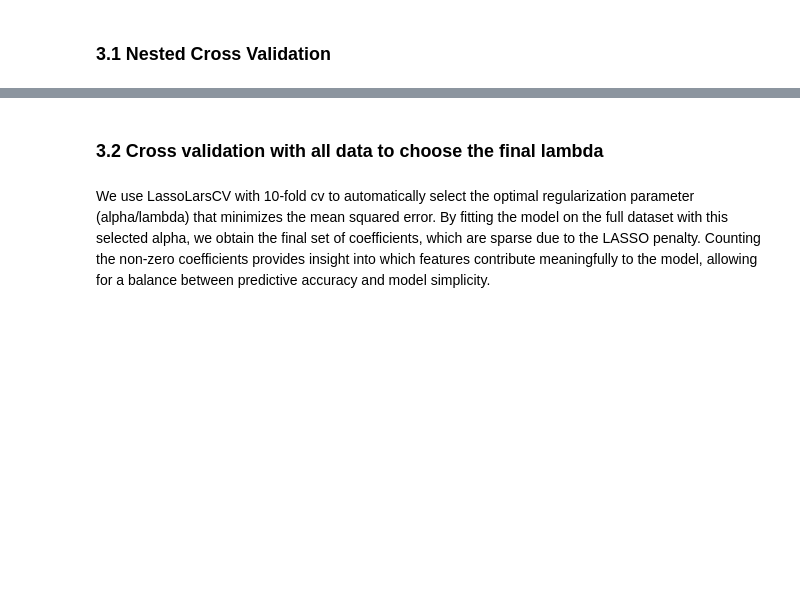
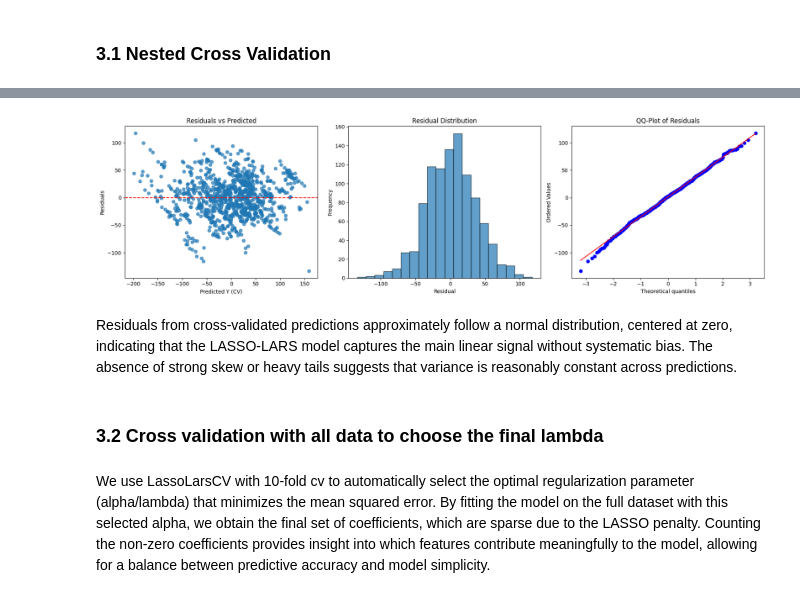
Before and after one commit to mariatmvendas/Case1_CompData, a Jupyter notebook: maria.ipynb, the cells around one changed output, grey strips where cells are left out. Cells and saved outputs as stored; diff of their text form; code cells hidden in the pictures; blank space fills up the shorter version.

```diff
--- a/maria.ipynb
+++ b/maria.ipynb
@@ -538,3 +570,30 @@ Nested CV estimated MSE (LASSO-LARS): 1153.0196 ± 158.2056
+# %%
+y_cv_true = np.array(y_cv_true)
+y_cv_pred = np.array(y_cv_pred)
+
+residuals = y_cv_true - y_cv_pred
+
+fig, axes = plt.subplots(1, 3, figsize=(18,5))
+
+axes[0].scatter(y_cv_pred, residuals, alpha=0.7)
+axes[0].axhline(0, color='red', linestyle='--')
+axes[0].set_xlabel("Predicted Y (CV)")
+axes[0].set_ylabel("Residuals")
+axes[0].set_title("Residuals vs Predicted")
+
+axes[1].hist(residuals, bins=20, edgecolor='black', alpha=0.7)
+axes[1].set_xlabel("Residual")
+axes[1].set_ylabel("Frequency")
+axes[1].set_title("Residual Distribution")
+
+stats.probplot(residuals, dist="norm", plot=axes[2])
+axes[2].set_title("QQ-Plot of Residuals")
+plt.tight_layout()
+plt.show()
+# %% [output]
+[figure, added]
+# %% [markdown]
+Residuals from cross-validated predictions approximately follow a normal distribution, centered at zero, indicating that the LASSO-LARS model captures the main linear signal without systematic bias. The absence of strong skew or heavy tails suggests that variance is reasonably constant across predictions.
 # %% [markdown]
 ### 3.2 Cross validation with all data to choose the final lambda
 # %% [markdown]
```
Also changed, not shown: parts of 11 cells of this notebook.
